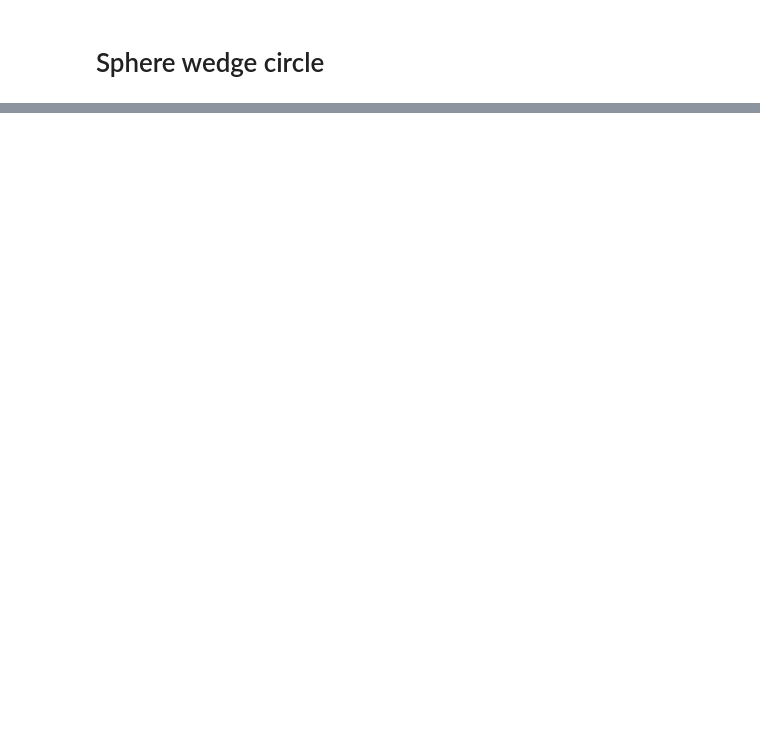
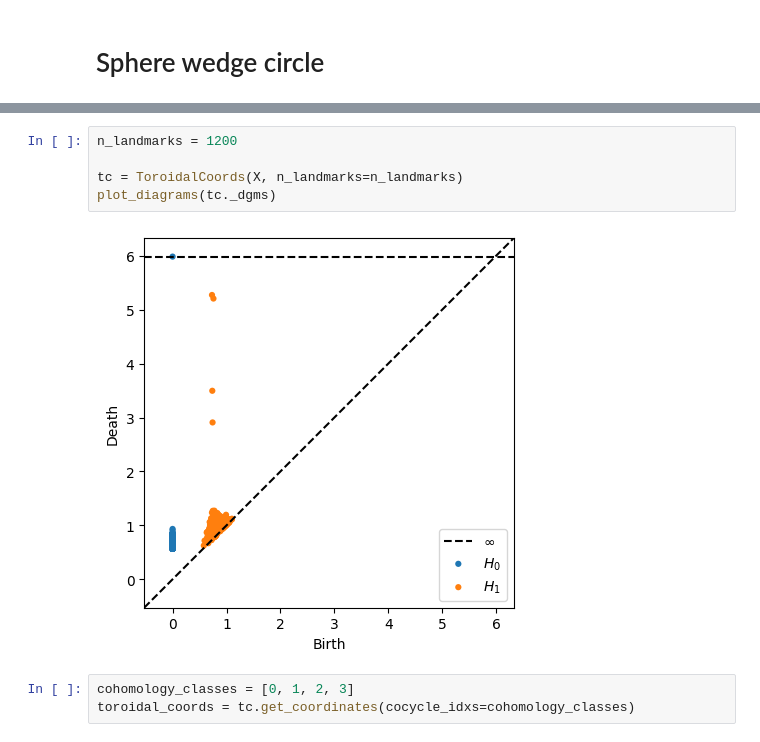
Before and after one commit to Tanishqbh/DREiMac, a Jupyter notebook: docs/notebooks/partition_landmarks.ipynb, the cells around one changed output, grey strips where cells are left out. Drawn from its saved outputs; the diff is of its cells as text; blank space fills up the shorter version.

```diff
--- a/docs/notebooks/partition_landmarks.ipynb
+++ b/docs/notebooks/partition_landmarks.ipynb
@@ -165,0 +176,10 @@ data.shape
+# %%
+n_landmarks = 1200
+
+tc = ToroidalCoords(X, n_landmarks=n_landmarks)
+plot_diagrams(tc._dgms)
+# %% [output]
+[figure, added]
+# %%
+cohomology_classes = [0, 1, 2, 3]
+toroidal_coords = tc.get_coordinates(cocycle_idxs=cohomology_classes)
```
Also changed, not shown: parts of 19 cells of this notebook, 1 other file.
